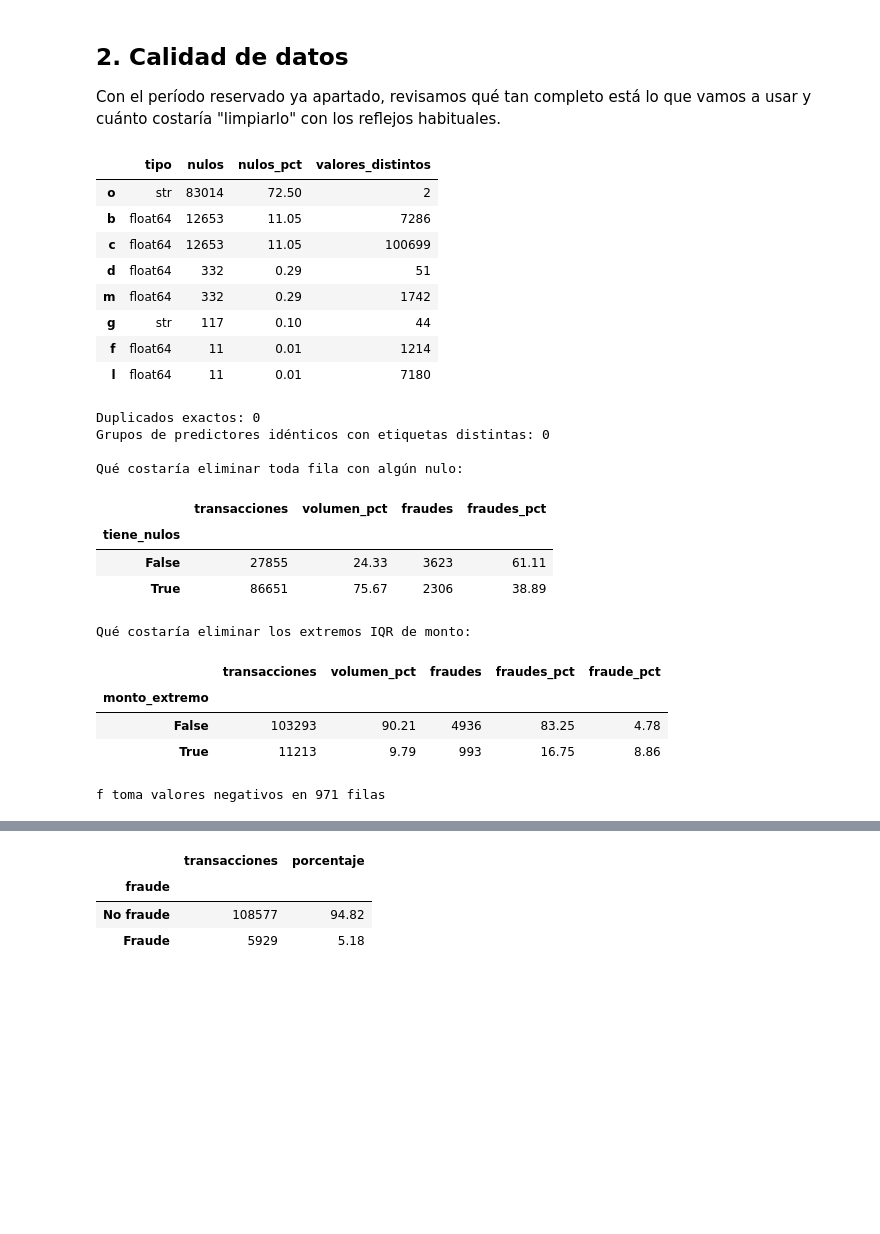
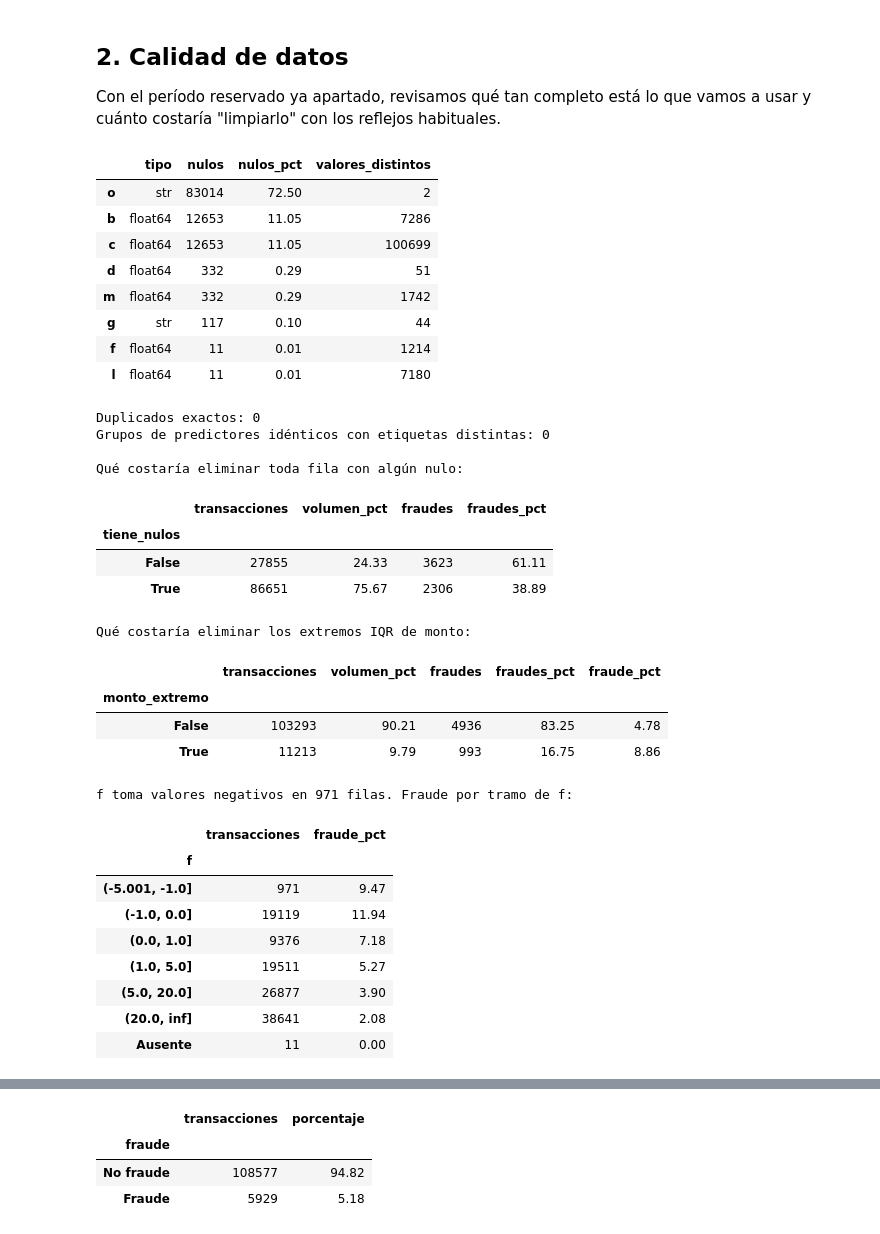
Before and after one commit to matimoya/mercadolibre-fraud-detection, a Jupyter notebook: notebooks/01_eda.ipynb, the cells around one changed output, grey strips where cells are left out. Cells and saved outputs as stored; diff of their text form; code cells hidden in the pictures; blank space fills up the shorter version.

```diff
--- a/notebooks/01_eda.ipynb
+++ b/notebooks/01_eda.ipynb
@@ -341,34 +304,48 @@ extremos = (
     development.monto.lt(limites.limite_inferior) | development.monto.gt(limites.limite_superior)
 ).rename("monto_extremo")
 display(
     rate_table(development, extremos)[
         ["transacciones", "volumen_pct", "fraudes", "fraudes_pct", "fraude_pct"]
     ].round(2)
 )
-print(f"f toma valores negativos en {development.f.lt(0).sum():,} filas")
+print(f"f toma valores negativos en {development.f.lt(0).sum():,} filas. Fraude por tramo de f:")
+display(
+    rate_table(development, "f", bins=[-5, -1, 0, 1, 5, 20, np.inf])[
+        ["transacciones", "fraude_pct"]
+    ].round(2)
+)
 # %% [output]
 |  | tipo | nulos | nulos_pct | valores_distintos |
 | o | str | 83014 | 72.50 | 2 |
 | b | float64 | 12653 | 11.05 | 7286 |
 | c | float64 | 12653 | 11.05 | 100699 |
 | d | float64 | 332 | 0.29 | 51 |
 | m | float64 | 332 | 0.29 | 1742 |
 | g | str | 117 | 0.10 | 44 |
 | f | float64 | 11 | 0.01 | 1214 |
 | l | float64 | 11 | 0.01 | 7180 |
 Duplicados exactos: 0
 Grupos de predictores idénticos con etiquetas distintas: 0
 
 Qué costaría eliminar toda fila con algún nulo:
 |  | transacciones | volumen_pct | fraudes | fraudes_pct |
 | tiene_nulos |  |  |  |  |
 | False | 27855 | 24.33 | 3623 | 61.11 |
 | True | 86651 | 75.67 | 2306 | 38.89 |
 Qué costaría eliminar los extremos IQR de monto:
 |  | transacciones | volumen_pct | fraudes | fraudes_pct | fraude_pct |
 | monto_extremo |  |  |  |  |  |
 | False | 103293 | 90.21 | 4936 | 83.25 | 4.78 |
 | True | 11213 | 9.79 | 993 | 16.75 | 8.86 |
-f toma valores negativos en 971 filas
+f toma valores negativos en 971 filas. Fraude por tramo de f:
+|  | transacciones | fraude_pct |
+| f |  |  |
+| (-5.001, -1.0] | 971 | 9.47 |
+| (-1.0, 0.0] | 19119 | 11.94 |
+| (0.0, 1.0] | 9376 | 7.18 |
+| (1.0, 5.0] | 19511 | 5.27 |
+| (5.0, 20.0] | 26877 | 3.90 |
+| (20.0, inf] | 38641 | 2.08 |
+| Ausente | 11 | 0.00 |
 # %% [markdown]
 **Conclusión: no se elimina nada.** No hay duplicados exactos ni grupos de predictores idénticos con
```
Also changed, not shown: parts of 27 cells of this notebook, 4 other files.
